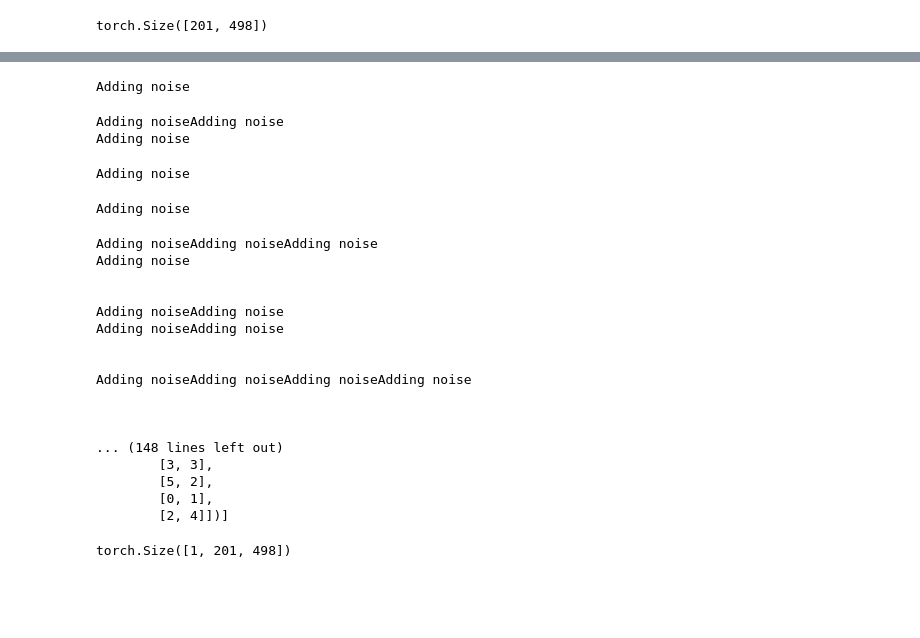
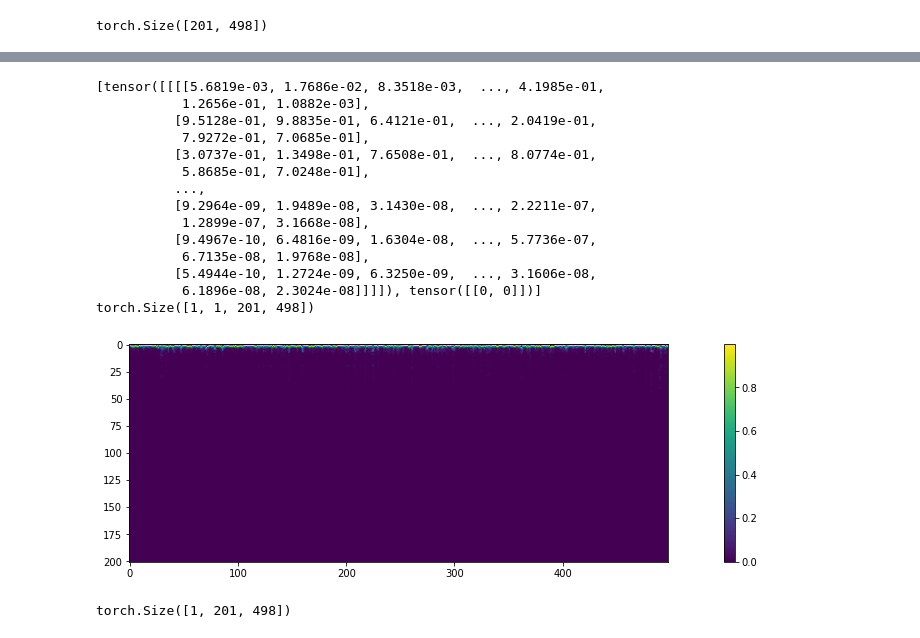
Before and after one commit to Mustapha-AJEGHRIR/klee_project_audio, a Jupyter notebook: notebooks/fft_model.ipynb, the cells around one changed output, grey strips where cells are left out. Saved outputs shown, nothing was run; the diff lists cells and outputs as text; code cells hidden in the pictures; blank space fills up the shorter version.

Commit message:
Testing randomness propagation through Dataloader, Working Well (y)

```diff
--- a/notebooks/fft_model.ipynb
+++ b/notebooks/fft_model.ipynb
@@ -89,33 +89,34 @@ Audio(clip, 16000)
 # %% [output]
 79520
 [interactive output not drawn]
-# %%
-for d in train_loader:
-    print(d)
-    break
-# %% [output]
-Adding noise
-Adding noiseAdding noise
-Adding noise
-Adding noise
-Adding noise
-Adding noiseAdding noiseAdding noise
-Adding noise
-
-
-Adding noiseAdding noise
-Adding noiseAdding noise
-
-
-Adding noiseAdding noiseAdding noiseAdding noise
-
-
-
-... (148 lines left out)
-        [3, 3],
-        [5, 2],
-        [0, 1],
-        [2, 4]])]
+# %%
+for d in train_loader:
+    print(d)
+    fft = d[0]
+    plt.figure(figsize=(20, 4))
+    print(fft.shape)
+    plt.imshow(fft[0,0])
+    plt.colorbar()
+    plt.show()
+    break
+
+# Randomness propagates also with datalaloaders (y)
+# %% [output]
+[tensor([[[[5.6819e-03, 1.7686e-02, 8.3518e-03,  ..., 4.1985e-01,
+           1.2656e-01, 1.0882e-03],
+          [9.5128e-01, 9.8835e-01, 6.4121e-01,  ..., 2.0419e-01,
+           7.9272e-01, 7.0685e-01],
+          [3.0737e-01, 1.3498e-01, 7.6508e-01,  ..., 8.0774e-01,
+           5.8685e-01, 7.0248e-01],
+          ...,
+          [9.2964e-09, 1.9489e-08, 3.1430e-08,  ..., 2.2211e-07,
+           1.2899e-07, 3.1668e-08],
+          [9.4967e-10, 6.4816e-09, 1.6304e-08,  ..., 5.7736e-07,
+           6.7135e-08, 1.9768e-08],
+          [5.4944e-10, 1.2724e-09, 6.3250e-09,  ..., 3.1606e-08,
+           6.1896e-08, 2.3024e-08]]]]), tensor([[0, 0]])]
+torch.Size([1, 1, 201, 498])
+[figure, added]
 # %%
 example, lab = train_loader.dataset[0]
 example.shape  # (channel, frequency, time)
```
Also changed, not shown: parts of 1 cell of this notebook, 1 other file.
